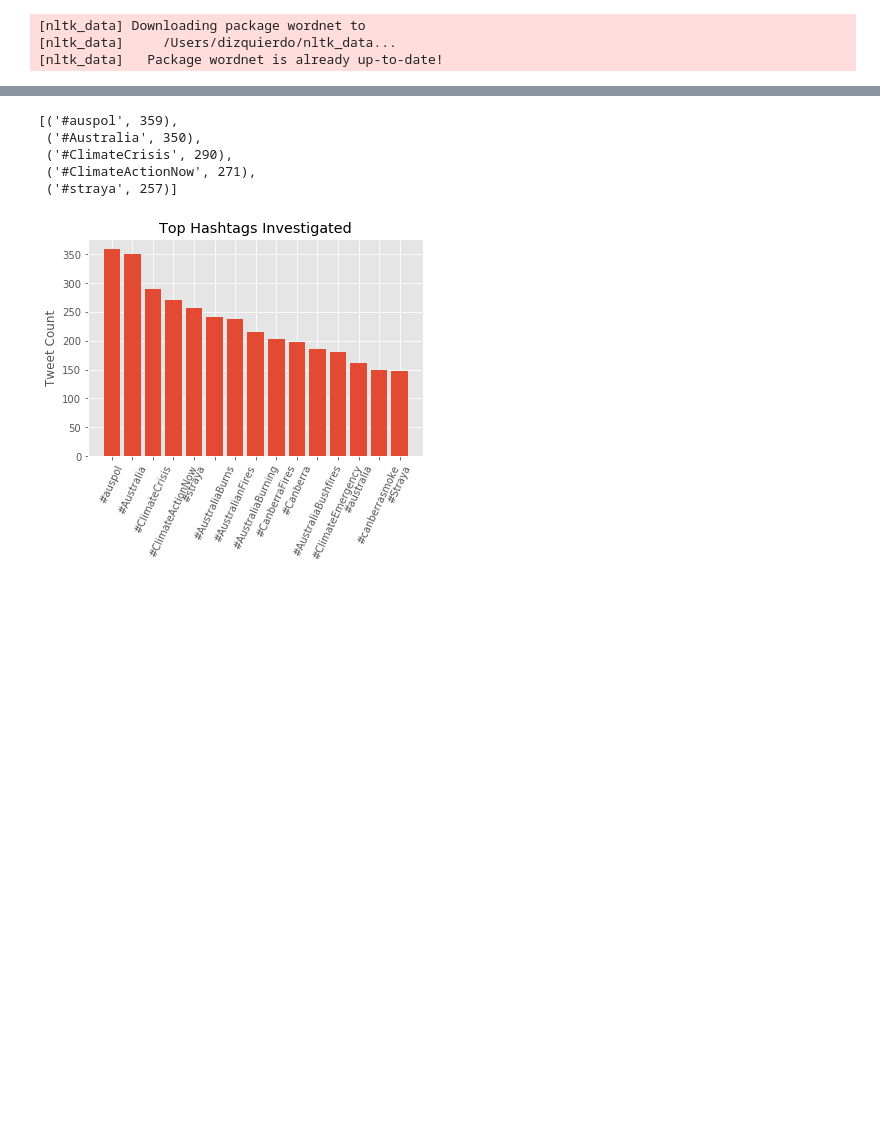
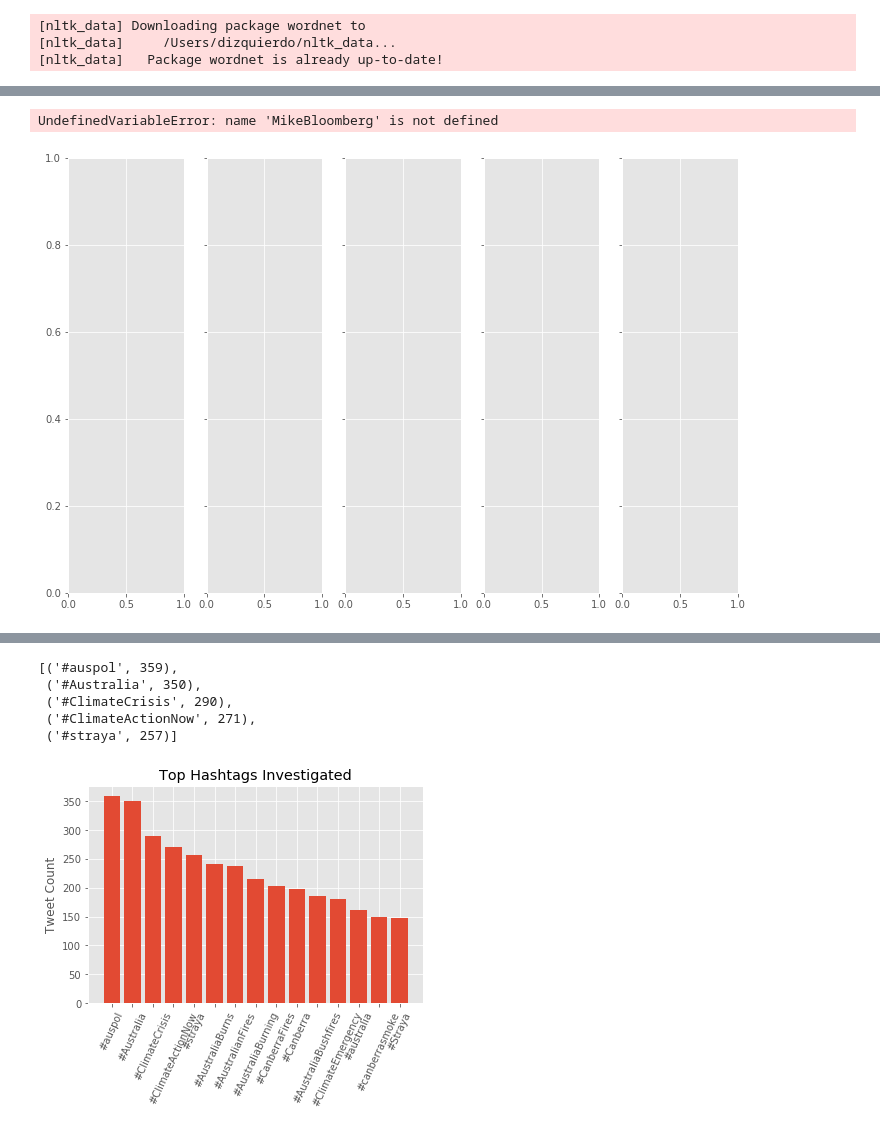
Before and after one commit to danjizquierdo/Sentimental, a Jupyter notebook: NLP_EDA.ipynb, the cells around one changed output, grey strips where cells are left out. Saved outputs shown, nothing was run; the diff lists cells and outputs as text; code cells hidden in the pictures; blank space fills up the shorter version.

```diff
--- a/NLP_EDA.ipynb
+++ b/NLP_EDA.ipynb
@@ -48,0 +111,12 @@ NameError: name 'clean_tweets' is not defined
+# %%
+candidates = set(data['2020-02-25':'2020-02-29'].name.values)
+fig, ax = plt.subplots(1,len(days), figsize=(12,8), sharey=True)
+for count, candidate in enumerate(candidates):
+    subset = data['2020-02-25':'2020-02-29'].query(f'name=={candidate}')
+    ax[count].boxplot(subset.sentiment, notch=True, labels=[f'Sentiment for {candidate}'])
+    axes = plt.gca()
+    axes.set_ylim([-1,1])
+#     axes.set_yticklabels(map(lambda x: x/10, list(range(-10,10))))
+# %% [output]
+UndefinedVariableError: name 'MikeBloomberg' is not defined
+[figure, added]
```
Also changed, not shown: parts of 24 cells of this notebook.
